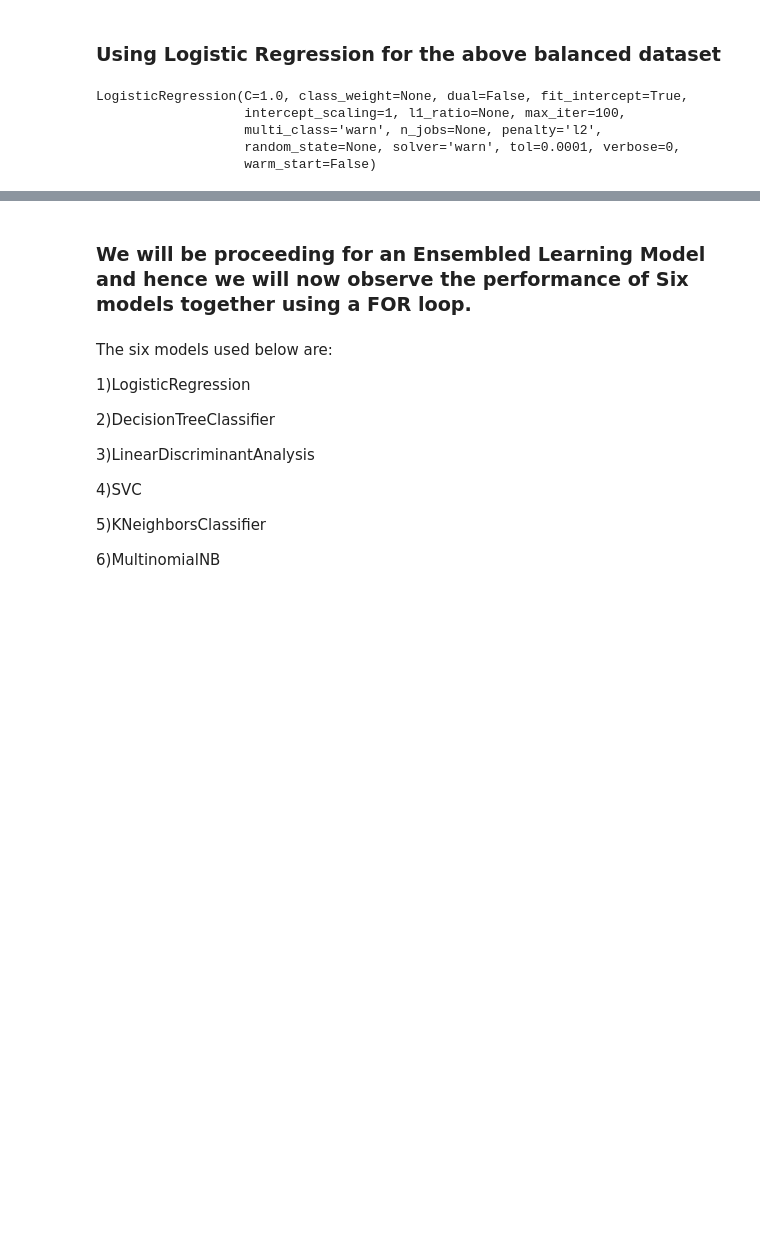
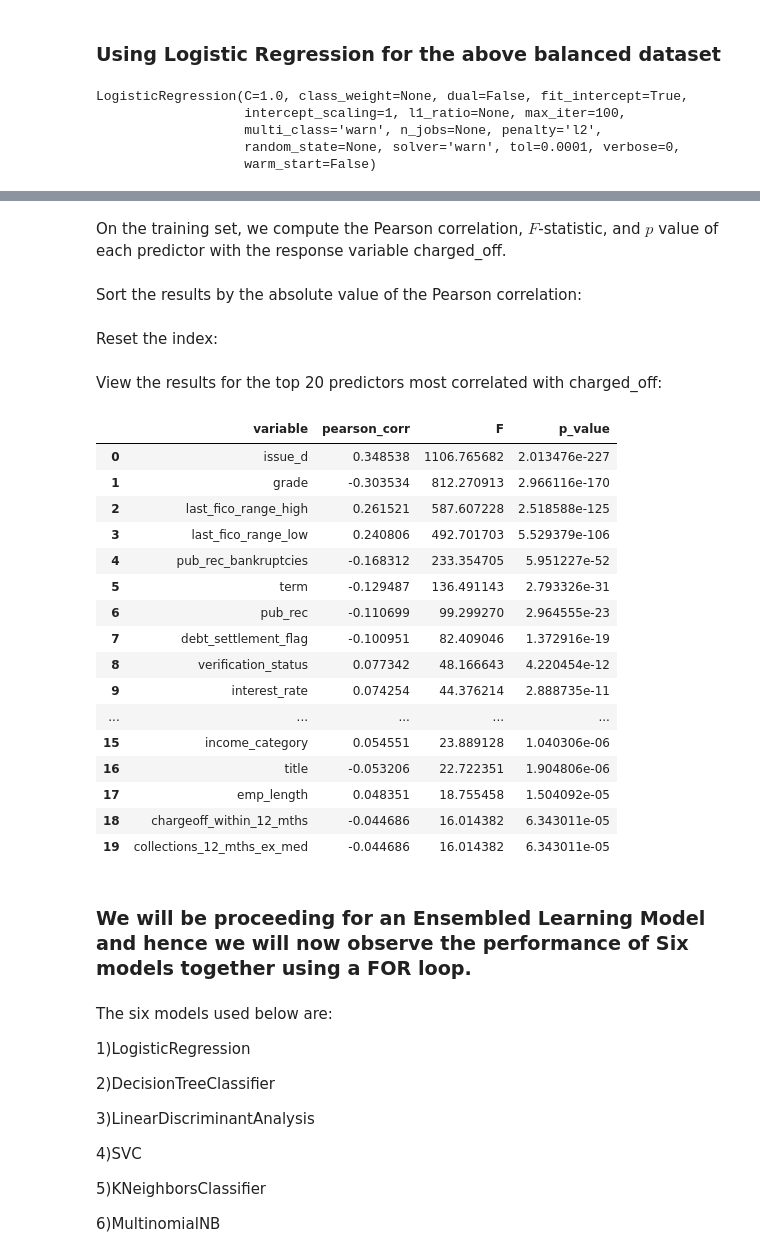
Before and after one commit to nishimishra71/Python, a Jupyter notebook: Capstone_sample.ipynb, the cells around one changed output, grey strips where cells are left out. Saved outputs shown, nothing was run; the diff lists cells and outputs as text; code cells hidden in the pictures; blank space fills up the shorter version.

```diff
--- a/Capstone_sample.ipynb
+++ b/Capstone_sample.ipynb
@@ -928 +673,9 @@ True Positive Rate[0.         0.99809342 1.        ]
 Treshold[2 1 0]
+# %% [markdown]
+On the training set, we compute the Pearson correlation, $F$-statistic, and $p$ value of each predictor with the response variable charged_off.
+# %%
+
+linear_dep = pd.DataFrame()
+for col in X_lr_train.columns:
+    linear_dep.loc[col, 'pearson_corr'] = X_lr_train[col].corr(y_lr_train)
+linear_dep['abs_pearson_corr'] = abs(linear_dep['pearson_corr'])
@@ -929,3 +687,36 @@ Treshold[2 1 0]
+# %% [markdown]
+Sort the results by the absolute value of the Pearson correlation:
+# %%
+linear_dep.sort_values('abs_pearson_corr', ascending=False, inplace=True)
+linear_dep.drop('abs_pearson_corr', axis=1, inplace=True)
+# %% [markdown]
+Reset the index:
+# %%
+linear_dep.reset_index(inplace=True)
+linear_dep.rename(columns={'index':'variable'}, inplace=True)
+# %% [markdown]
+View the results for the top 20 predictors most correlated with charged_off:
+# %%
+
+linear_dep.head(20)
+# %% [output]
+|  | variable | pearson_corr | F | p_value |
+| 0 | issue_d | 0.348538 | 1106.765682 | 2.013476e-227 |
+| 1 | grade | -0.303534 | 812.270913 | 2.966116e-170 |
+| 2 | last_fico_range_high | 0.261521 | 587.607228 | 2.518588e-125 |
+| 3 | last_fico_range_low | 0.240806 | 492.701703 | 5.529379e-106 |
+| 4 | pub_rec_bankruptcies | -0.168312 | 233.354705 | 5.951227e-52 |
+| 5 | term | -0.129487 | 136.491143 | 2.793326e-31 |
+| 6 | pub_rec | -0.110699 | 99.299270 | 2.964555e-23 |
+| 7 | debt_settlement_flag | -0.100951 | 82.409046 | 1.372916e-19 |
+| 8 | verification_status | 0.077342 | 48.166643 | 4.220454e-12 |
+| 9 | interest_rate | 0.074254 | 44.376214 | 2.888735e-11 |
+| ... | ... | ... | ... | ... |
+| 15 | income_category | 0.054551 | 23.889128 | 1.040306e-06 |
+| 16 | title | -0.053206 | 22.722351 | 1.904806e-06 |
+| 17 | emp_length | 0.048351 | 18.755458 | 1.504092e-05 |
+| 18 | chargeoff_within_12_mths | -0.044686 | 16.014382 | 6.343011e-05 |
+| 19 | collections_12_mths_ex_med | -0.044686 | 16.014382 | 6.343011e-05 |
 # %% [markdown]
 ### We will be proceeding for an Ensembled Learning Model and hence we will now observe the performance of Six models together using a FOR loop.
 # %% [markdown]
```
Also changed, not shown: parts of 63 cells of this notebook.
